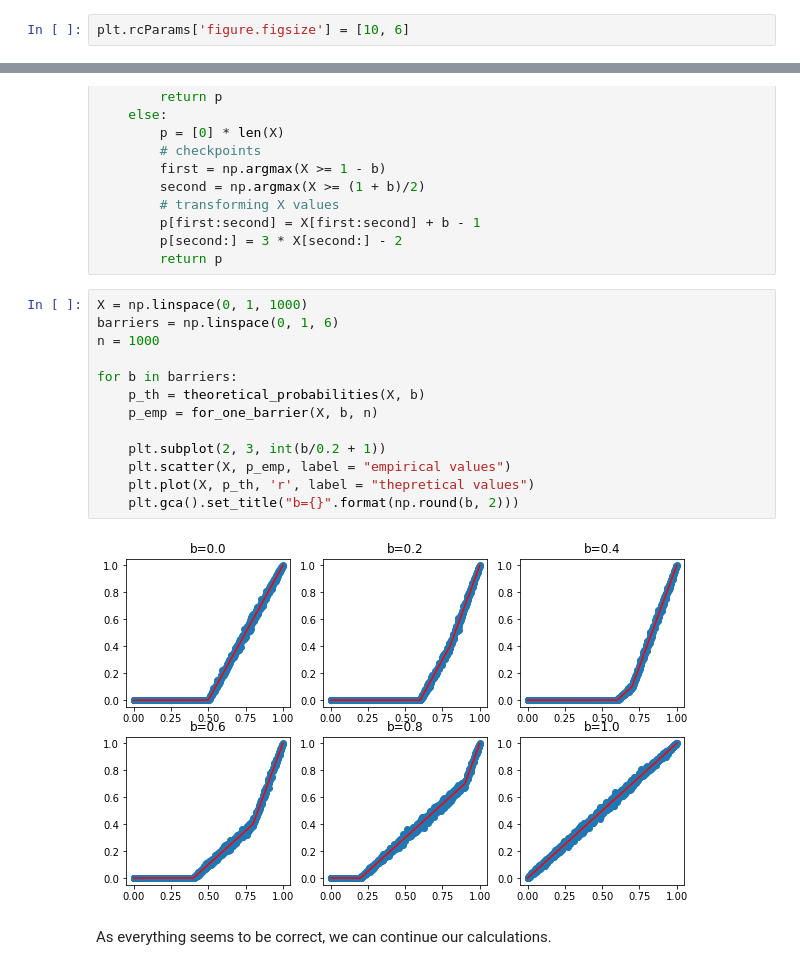
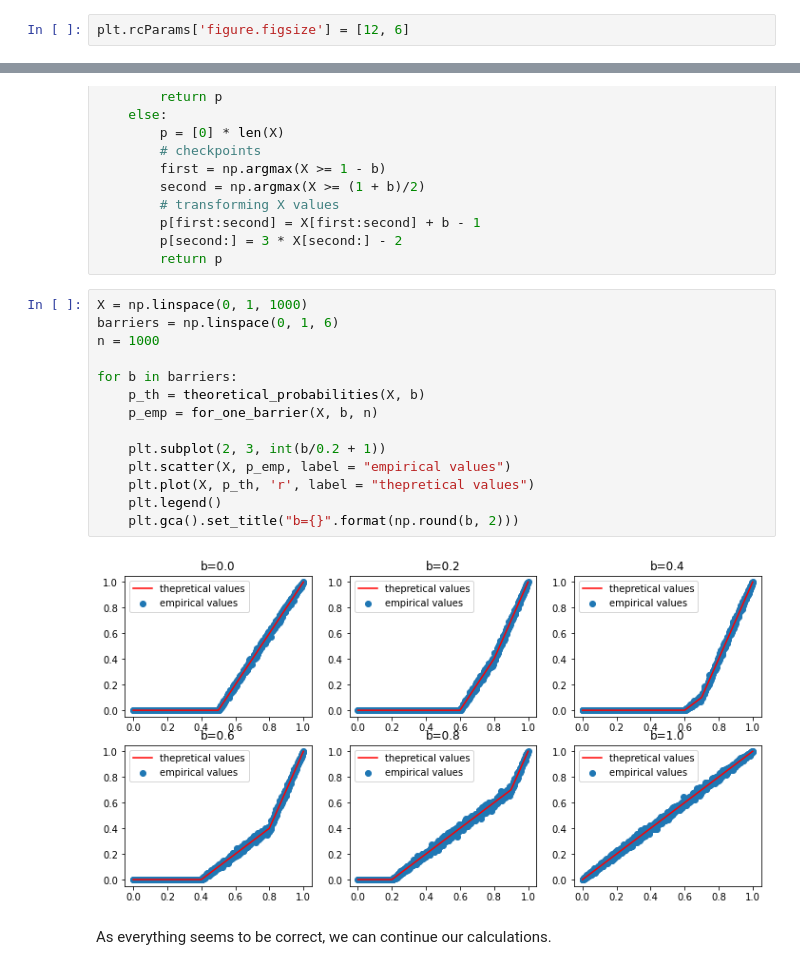
Before and after one commit to bognaj/horsebet, a Jupyter notebook: Horsebet extended.ipynb, the cells around one changed output, grey strips where cells are left out. Drawn from its saved outputs; the diff is of its cells as text.

```diff
--- a/Horsebet extended.ipynb
+++ b/Horsebet extended.ipynb
@@ -14,7 +14,7 @@ First of all, function of probability changes its behaviour in two points: $x =
 import numpy as np
 import matplotlib.pyplot as plt
 # %%
-plt.rcParams['figure.figsize'] = [10, 6]
+plt.rcParams['figure.figsize'] = [12, 6]
 # %%
 def one_race_winning_probability(X, b):
     # distance of x from 1
@@ -131,17 +131,18 @@ def theoretical_probabilities(X, b):
 # %%
 X = np.linspace(0, 1, 1000)
 barriers = np.linspace(0, 1, 6)
 n = 1000
 
 for b in barriers:
     p_th = theoretical_probabilities(X, b)
     p_emp = for_one_barrier(X, b, n)
 
     plt.subplot(2, 3, int(b/0.2 + 1))
     plt.scatter(X, p_emp, label = "empirical values")
     plt.plot(X, p_th, 'r', label = "thepretical values")
+    plt.legend()
     plt.gca().set_title("b={}".format(np.round(b, 2)))
 # %% [output]
-[figure, old version]
+[figure, new version]
 # %% [markdown]
 As everything seems to be correct, we can continue our calculations.
```
Also changed, not shown: parts of 2 cells of this notebook, 2 other files.
